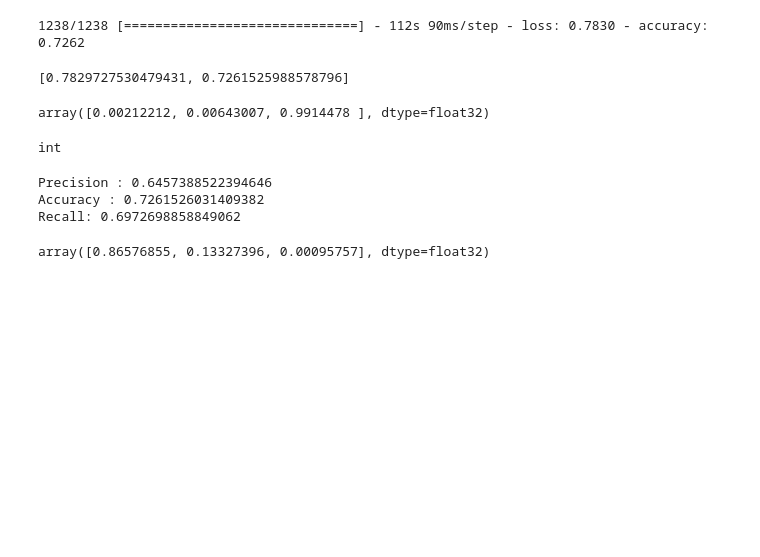
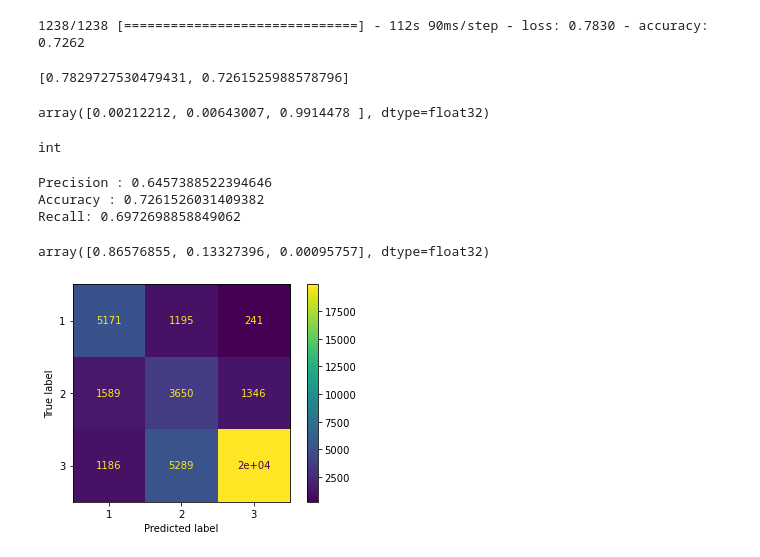
Before and after one commit to sashasabater/restaurant-reviews, a Jupyter notebook: src/notes2.ipynb, the cells around one changed output. Drawn from its saved outputs; the diff is of its cells as text; code cells hidden in the pictures; blank space fills up the shorter version.

Commit message:
confusion matrix

```diff
--- a/src/notes2.ipynb
+++ b/src/notes2.ipynb
@@ -487,3 +488,8 @@ scores['LSTM Test'] = lstm_test_scores
 scores['LSTM Final'] = lstm_scores
 # %%
 dfi.export(scores, '../img/results.png')
+# %%
+conf_matrix = confusion_matrix(y_lstm_holdout_hard, y_lstm_hard_hat)
+cfm = ConfusionMatrixDisplay(conf_matrix, display_labels=[1,2,3]).plot()
+# %% [output]
+[figure, added]
```
Also changed, not shown: parts of 3 cells of this notebook, 1 other file.
